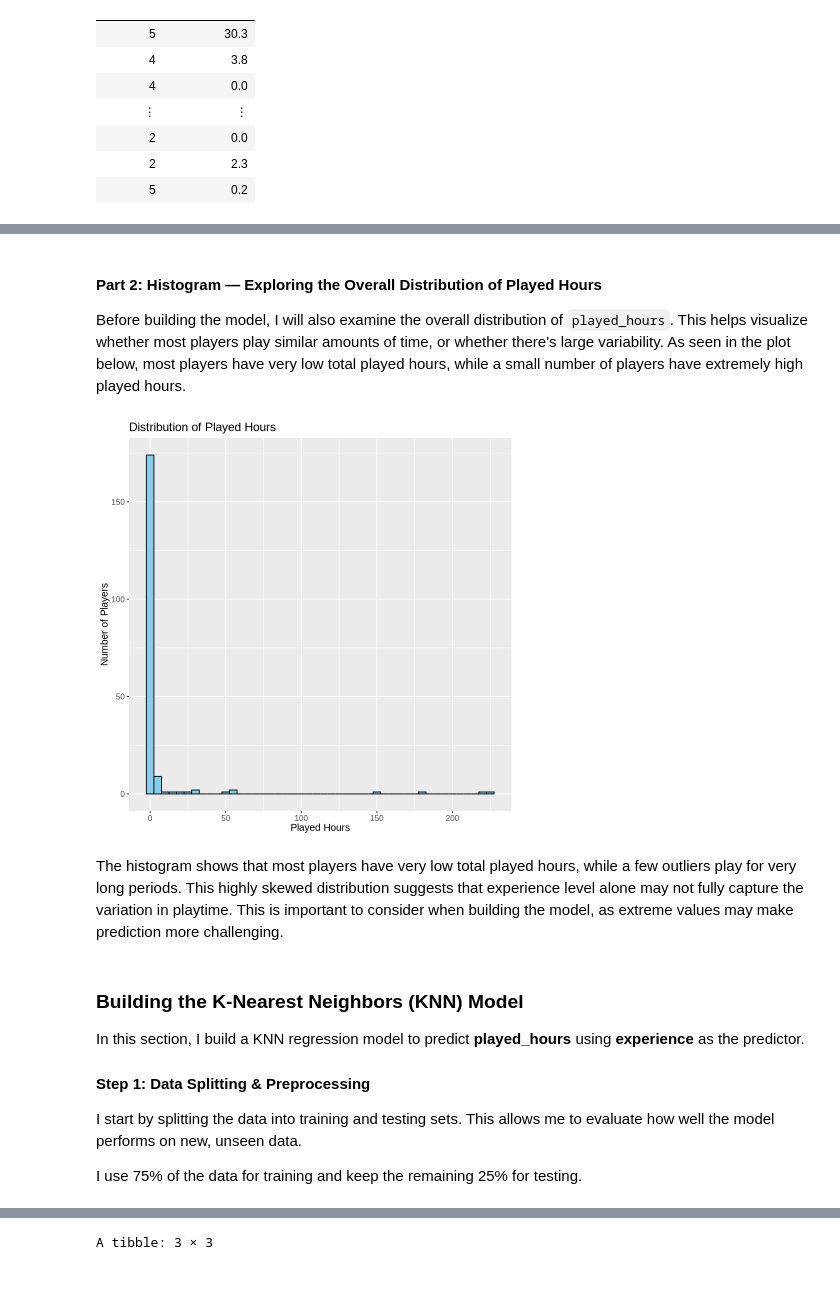
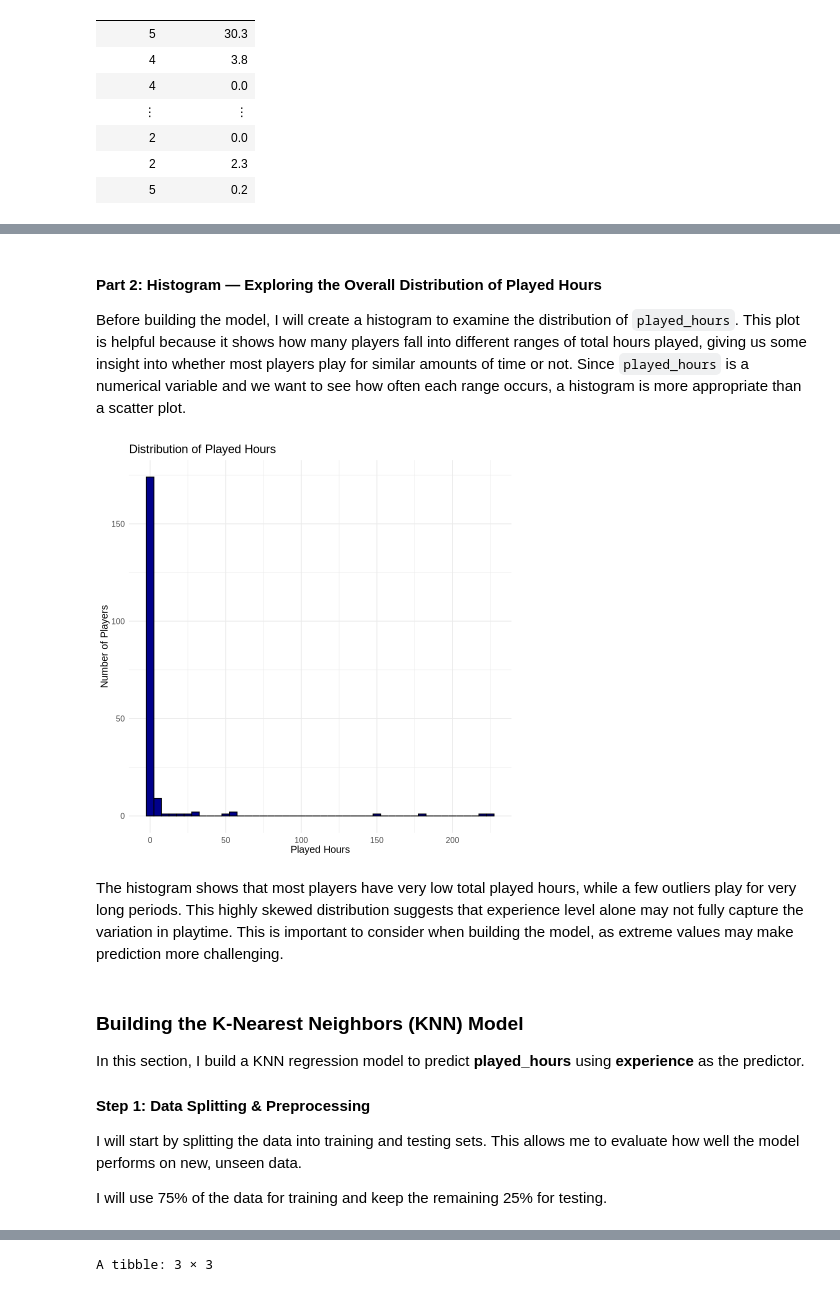
Before and after one commit to anroopchandi/datasci_project, a Jupyter notebook: Project-Notebook.ipynb, the cells around one changed output, grey strips where cells are left out. Drawn from its saved outputs; the diff is of its cells as text; code cells hidden in the pictures.

```diff
--- a/Project-Notebook.ipynb
+++ b/Project-Notebook.ipynb
@@ -166,31 +168,29 @@ From the plot above, we can see that while a few players have very high playtime
 - Overall, the data shows a lot of variability, which is common in real-world datasets.
 # %% [markdown]
-#### **Part 2: Histogram — Exploring the Overall Distribution of Played Hours**
+#### Part 2: Histogram — Exploring the Overall Distribution of Played Hours
 
-Before building the model, I will also examine the overall distribution of `played_hours`. This helps visualize whether most players play similar amounts of time, or whether there's large variability. As seen in the plot below, most players have very low total played hours, while a small number of players have extremely high played hours.
+Before building the model, I will create a histogram to examine the distribution of `played_hours`. This plot is helpful because it shows how many players fall into different ranges of total hours played, giving us some insight into whether most players play for similar amounts of time or not. Since `played_hours` is a numerical variable and we want to see how often each range occurs, a histogram is more appropriate than a scatter plot.
 # %%
-players_data_histogram<-players_data |>
+players_data_histogram <- players_data |>
   ggplot(aes(x = played_hours)) +
-  geom_histogram(binwidth = 5, fill = "skyblue", color = "black") +
-  labs(title = "Distribution of Played Hours",
-       x = "Played Hours",
-       y = "Number of Players") +
+  geom_histogram(binwidth = 5, fill = "darkblue", color = "black") +
+  labs(title = "Distribution of Played Hours", x = "Played Hours", y = "Number of Players") +
+  theme_minimal() +
   theme(text = element_text(size = 12))
-
 players_data_histogram
 # %% [output]
-[figure, old version]
+[figure, new version]
 # %% [markdown]
 The histogram shows that most players have very low total played hours, while a few outliers play for very long periods. This highly skewed distribution suggests that experience level alone may not fully capture the variation in playtime. This is important to consider when building the model, as extreme values may make prediction more challenging.
 # %% [markdown]
 ### **Building the K-Nearest Neighbors (KNN) Model**
 In this section, I build a KNN regression model to predict **played_hours** using **experience** as the predictor.
 
-#### **Step 1: Data Splitting & Preprocessing**
+#### Step 1: Data Splitting & Preprocessing
 
-I start by splitting the data into training and testing sets. This allows me to evaluate how well the model performs on new, unseen data.
+I will start by splitting the data into training and testing sets. This allows me to evaluate how well the model performs on new, unseen data.
 
-I use 75% of the data for training and keep the remaining 25% for testing.
+I will use 75% of the data for training and keep the remaining 25% for testing.
 # %%
 set.seed(2025)
 players_split    <- initial_split(players_data, prop = 0.75)
```
Also changed, not shown: parts of 39 cells of this notebook.
